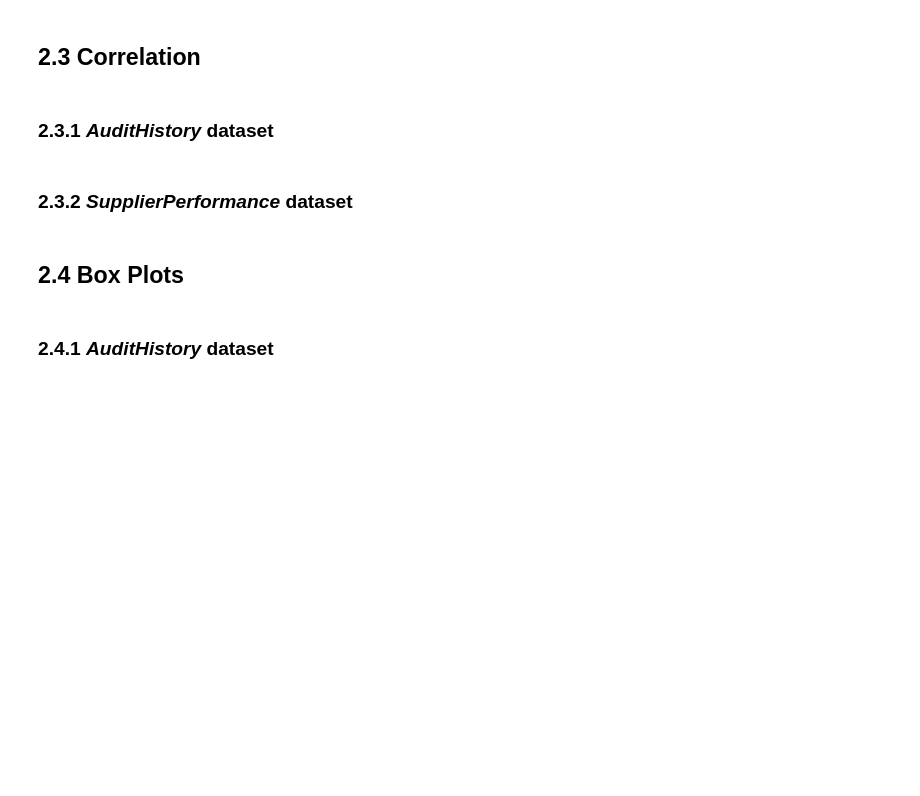
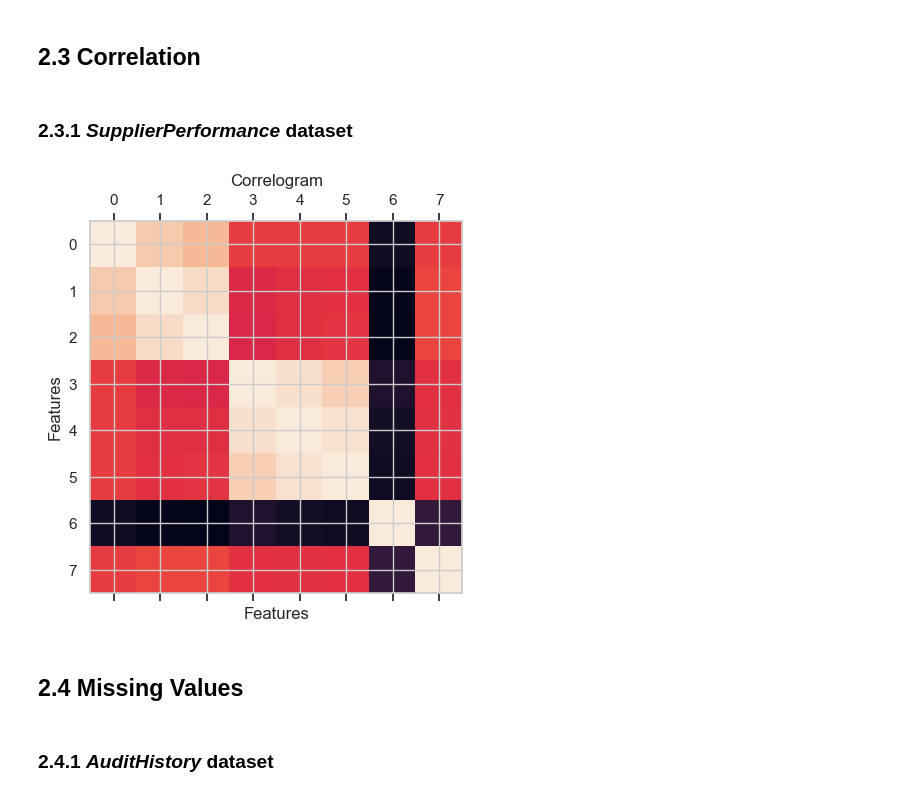
Before and after one commit to juanbeta98/DataScienceStudyCase, a Jupyter notebook: Case Study Solution.ipynb, the cells around one changed output. Saved outputs shown, nothing was run; the diff lists cells and outputs as text; code cells hidden in the pictures; blank space fills up the shorter version.

```diff
--- a/Case Study Solution.ipynb
+++ b/Case Study Solution.ipynb
@@ -190,10 +192,14 @@ Some relevant insights of the features:
 # %% [markdown]
 ## 2.3 Correlation
 # %% [markdown]
-### 2.3.1 _AuditHistory_ dataset
+### 2.3.1 _SupplierPerformance_ dataset
-# %% [markdown]
-### 2.3.2 _SupplierPerformance_ dataset
+# %%
+plt.matshow(SupplierPerformance.corr())
+plt.title('Correlogram'); plt.xlabel('Features');plt.ylabel('Features')
+plt.show()
+# %% [output]
+[figure, added]
 # %% [markdown]
-## 2.4 Box Plots
+## 2.4 Missing Values
 # %% [markdown]
 ### 2.4.1 _AuditHistory_ dataset
```
Also changed, not shown: parts of 51 cells of this notebook, 2 other files.
